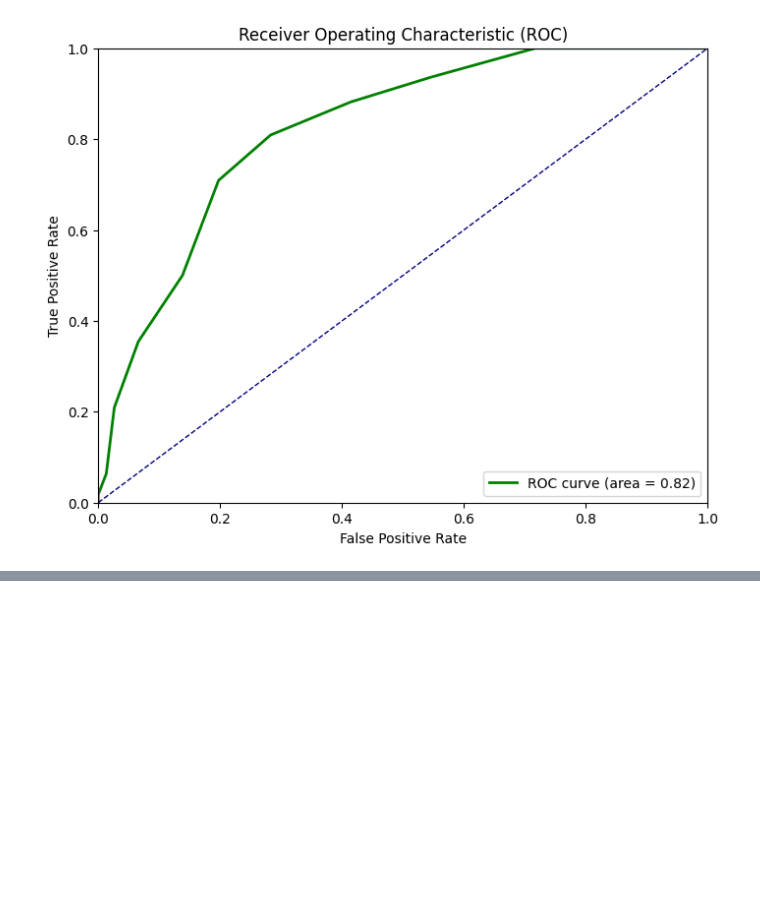
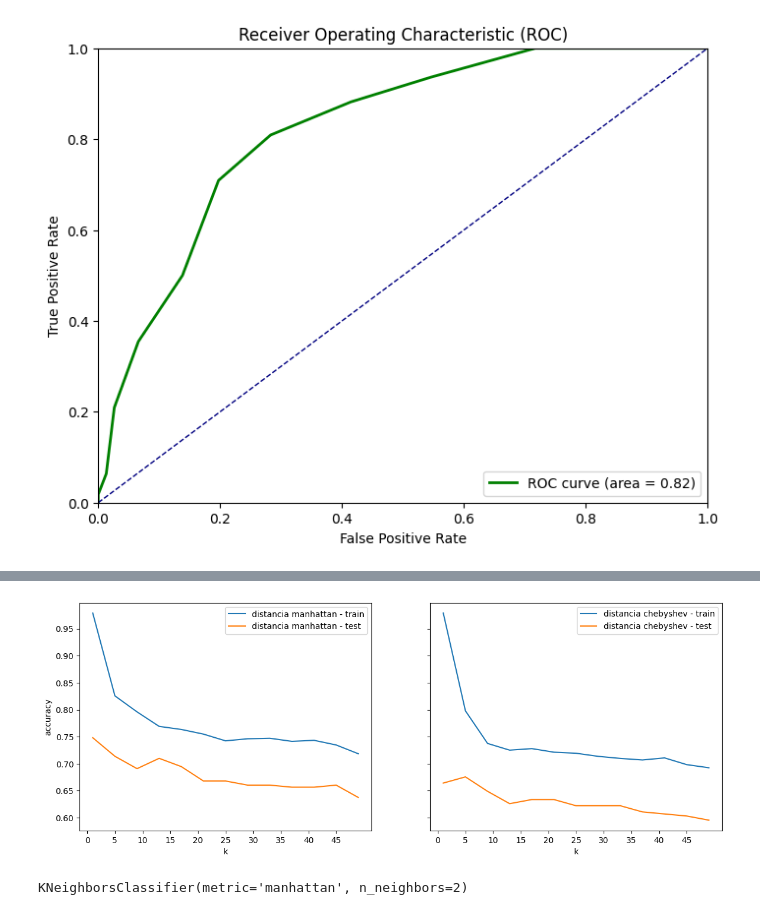
Before and after one commit to ffreirea1988/usm, a Jupyter notebook: KNN.ipynb, the cells around one changed output, grey strips where cells are left out. Saved outputs shown, nothing was run; the diff lists cells and outputs as text; code cells hidden in the pictures; blank space fills up the shorter version.

```diff
--- a/KNN.ipynb
+++ b/KNN.ipynb
@@ -347,0 +413,42 @@ plt.show()
+# %%
+# veamos como le va a nuestro modelo variando la cantidad de vecinos y el tipo de peso
+valores_k = list(range(1,50,4))
+resultados_train_mh = []
+resultados_test_mh  = []
+resultados_train_ch = []
+resultados_test_ch  = []
+
+for k in valores_k:
+    # instanciamos el modelo uniforme
+    knn_mh = KNeighborsClassifier(n_neighbors=k, metric='manhattan')
+    knn_mh.fit(X_train, Y_train)
+    y_train_pred = knn_mh.predict(X_train)
+    y_pred = knn_mh.predict(X_test)
+    resultados_train_mh.append(accuracy_score(Y_train, y_train_pred))
+    resultados_test_mh.append(accuracy_score(Y_test, y_pred))
+
+    knn_ch = KNeighborsClassifier(n_neighbors=k, metric='chebyshev')
+    knn_ch.fit(X_train, Y_train)
+    y_train_pred = knn_ch.predict(X_train)
+    y_pred = knn_ch.predict(X_test)
+    resultados_train_ch.append(accuracy_score(Y_train, y_train_pred))
+    resultados_test_ch.append(accuracy_score(Y_test, y_pred))
+# %%
+# veamos que paso en cada caso
+f, ax = plt.subplots(1,2,figsize=(14,5),sharey=True)
+ax[0].plot(valores_k, resultados_train_mh, valores_k, resultados_test_mh);
+ax[0].legend(['distancia manhattan - train', 'distancia manhattan - test']);
+ax[0].set(xlabel='k',ylabel='accuracy');
+ax[0].set_xticks(range(0, 50, 5));
+
+ax[1].plot(valores_k, resultados_train_ch, valores_k, resultados_test_ch);
+ax[1].legend(['distancia chebyshev - train', 'distancia chebyshev - test']);
+ax[1].set(xlabel='k');
+ax[1].set_xticks(range(0, 50, 5));
+# %% [output]
+[figure, added]
+# %%
+model_knn = KNeighborsClassifier(n_neighbors=2,weights='uniform', metric='manhattan')
+model_knn.fit(X,Y)
+# %% [output]
+KNeighborsClassifier(metric='manhattan', n_neighbors=2)
```
Also changed, not shown: parts of 13 cells of this notebook.
